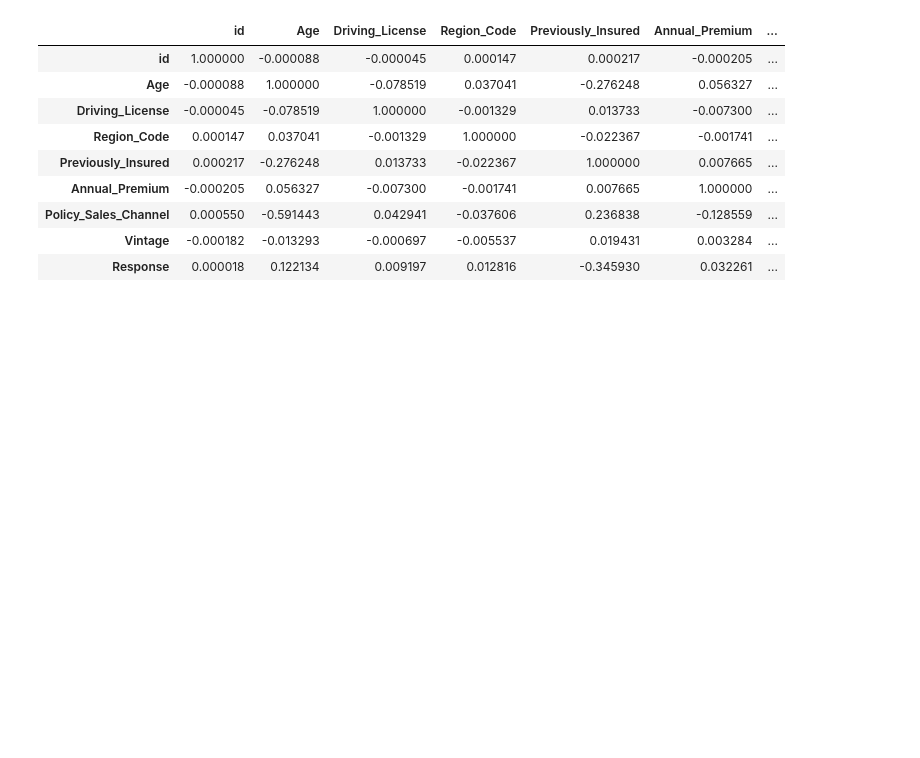
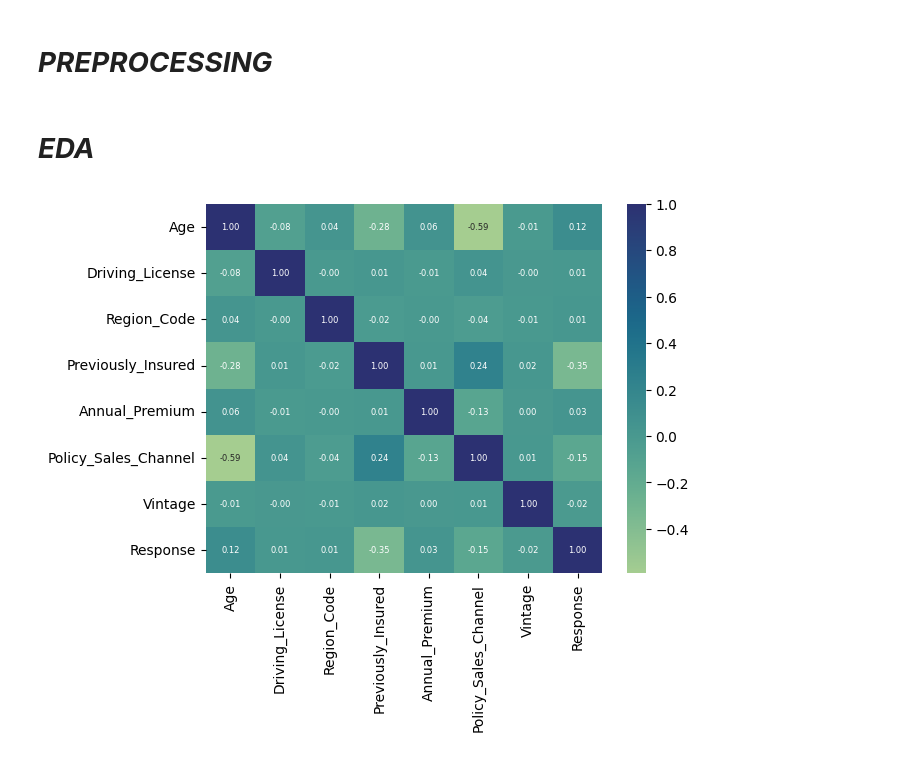
Before and after one commit to AdamPSU/Kaggle-Mastery, a Jupyter notebook: BinaryInsuranceClassifier/model.ipynb, the cells around one changed output. Cells and saved outputs as stored; diff of their text form; code cells hidden in the pictures; blank space fills up the shorter version.

```diff
--- a/BinaryInsuranceClassifier/model.ipynb
+++ b/BinaryInsuranceClassifier/model.ipynb
@@ -22,2 +20,23 @@ for dirname, _, filenames in os.walk('/kaggle/input'):
 # %%
 train = pd.read_csv("/kaggle/input/playground-series-s4e7/train.csv")
+# %%
+def converting_datatypes(df):
+    df = df.copy()
+
+    # Converting data types
+    df['Gender'] = df['Gender'].astype('category')
+    df['Vehicle_Age'] = df['Vehicle_Age'].astype('category')
+    df['Vehicle_Damage'] = df['Vehicle_Damage'].astype('category')
+    df['Age'] = df['Age'].astype('int8')
+    df['Driving_License'] = df['Driving_License'].astype('int8')
+    df['Region_Code'] = df['Region_Code'].astype('int8')
+    df['Previously_Insured'] = df['Previously_Insured'].astype('int8')
+    df['Annual_Premium'] = df['Annual_Premium'].astype('int32')
+    df['Policy_Sales_Channel'] = df['Policy_Sales_Channel'].astype('int16')
+    df['Vintage'] = df['Vintage'].astype('int16')
+    df['Response'] = df['Response'].astype('int8')
+    print(df.info(memory_usage='deep'))
+
+    return df
+# %%
+train = converting_datatypes(train)
@@ -59,19 +97,14 @@ quant = train.select_dtypes(include=['int64', 'float64'])
-# %%
-quant.corr()
-# %% [output]
-|  | id | Age | Driving_License | Region_Code | Previously_Insured | Annual_Premium | ... |
-| id | 1.000000 | -0.000088 | -0.000045 | 0.000147 | 0.000217 | -0.000205 | ... |
-| Age | -0.000088 | 1.000000 | -0.078519 | 0.037041 | -0.276248 | 0.056327 | ... |
-| Driving_License | -0.000045 | -0.078519 | 1.000000 | -0.001329 | 0.013733 | -0.007300 | ... |
-| Region_Code | 0.000147 | 0.037041 | -0.001329 | 1.000000 | -0.022367 | -0.001741 | ... |
-| Previously_Insured | 0.000217 | -0.276248 | 0.013733 | -0.022367 | 1.000000 | 0.007665 | ... |
-| Annual_Premium | -0.000205 | 0.056327 | -0.007300 | -0.001741 | 0.007665 | 1.000000 | ... |
-| Policy_Sales_Channel | 0.000550 | -0.591443 | 0.042941 | -0.037606 | 0.236838 | -0.128559 | ... |
-| Vintage | -0.000182 | -0.013293 | -0.000697 | -0.005537 | 0.019431 | 0.003284 | ... |
-| Response | 0.000018 | 0.122134 | 0.009197 | 0.012816 | -0.345930 | 0.032261 | ... |
+# %% [markdown]
+# ***PREPROCESSING***
 # %%
 cat = train[['Vehicle_Age', 'Vehicle_Damage', 'Gender']]
 
 train = pd.get_dummies(train, drop_first=True)
-# %%
-train = train.drop(['Driving_License', 'id'], axis=1)
+# %% [markdown]
+# ***EDA***
+# %%
+num = train.select_dtypes(include=['int8', 'int16', 'int32'])
+sns.heatmap(num.corr(), cmap='crest', annot=True, annot_kws={"size": 6}, fmt=".2f")
+plt.show()
+# %% [output]
+[figure, added]
```
Also changed, not shown: parts of 17 cells of this notebook.
